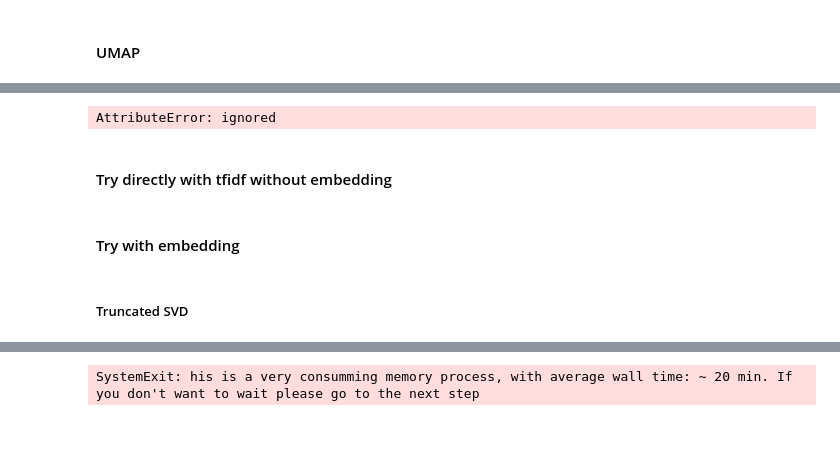
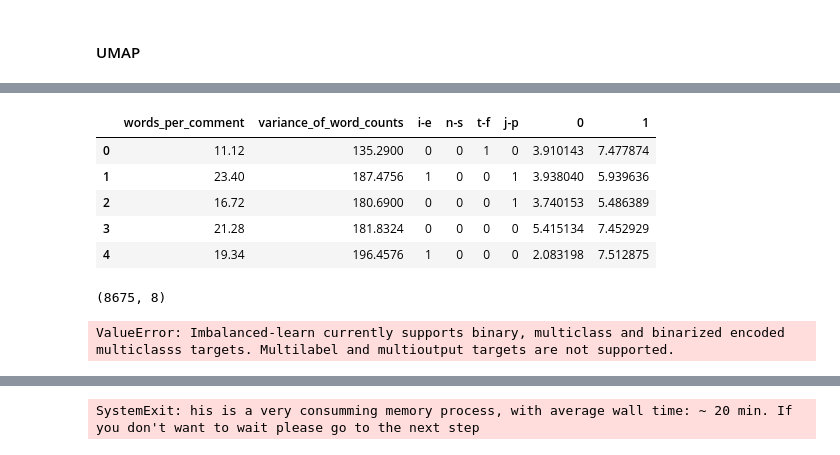
Before and after one commit to mikongame/project-final, a Jupyter notebook: your-project/3_MBTI Model building and evaluation.ipynb, the cells around one changed output, grey strips where cells are left out. Drawn from its saved outputs; the diff is of its cells as text; code cells hidden in the pictures.

```diff
--- a/your-project/3_MBTI Model building and evaluation.ipynb
+++ b/your-project/3_MBTI Model building and evaluation.ipynb
@@ -152,15 +566,25 @@ train_array_dimensions = sparse.load_npz("data/output_sparse/train_array_dimensi
+# %%
+result_umap_dimensions = pd.read_csv("data/output_csv/result_umap_dimensions.csv")
+result_umap_dimensions.drop(["Unnamed: 0"], axis=1, inplace=True)
+# %%
+result_umap_dimensions.head()
+# %% [output]
+|  | words_per_comment | variance_of_word_counts | i-e | n-s | t-f | j-p | 0 | 1 |
+| 0 | 11.12 | 135.2900 | 0 | 0 | 1 | 0 | 3.910143 | 7.477874 |
+| 1 | 23.40 | 187.4756 | 1 | 0 | 0 | 1 | 3.938040 | 5.939636 |
+| 2 | 16.72 | 180.6900 | 0 | 0 | 0 | 1 | 3.740153 | 5.486389 |
+| 3 | 21.28 | 181.8324 | 0 | 0 | 0 | 0 | 5.415134 | 7.452929 |
+| 4 | 19.34 | 196.4576 | 1 | 0 | 0 | 0 | 2.083198 | 7.512875 |
+# %%
+result_umap_dimensions.shape
+# %% [output]
+(8675, 8)
 # %%
 Ramdom_sample = InstanceHardnessThreshold(random_state =42)
 
-X =
-y =
+X = result_umap_dimensions.drop(["i-e", "n-s", "t-f", "j-p"], axis=1)
+y = result_umap_dimensions[["i-e", "n-s", "t-f", "j-p"]]
 
 X_undersample, y_undersample = Ramdom_sample.fit_resample(X, y)
 # %% [output]
-AttributeError: ignored
+ValueError: Imbalanced-learn currently supports binary, multiclass and binarized encoded multiclasss targets. Multilabel and multioutput targets are not supported.
-# %% [markdown]
-#### Try directly with tfidf without embedding
-# %% [markdown]
-#### Try with embedding
-# %% [markdown]
-##### Truncated SVD
```
Also changed, not shown: parts of 83 cells of this notebook.
